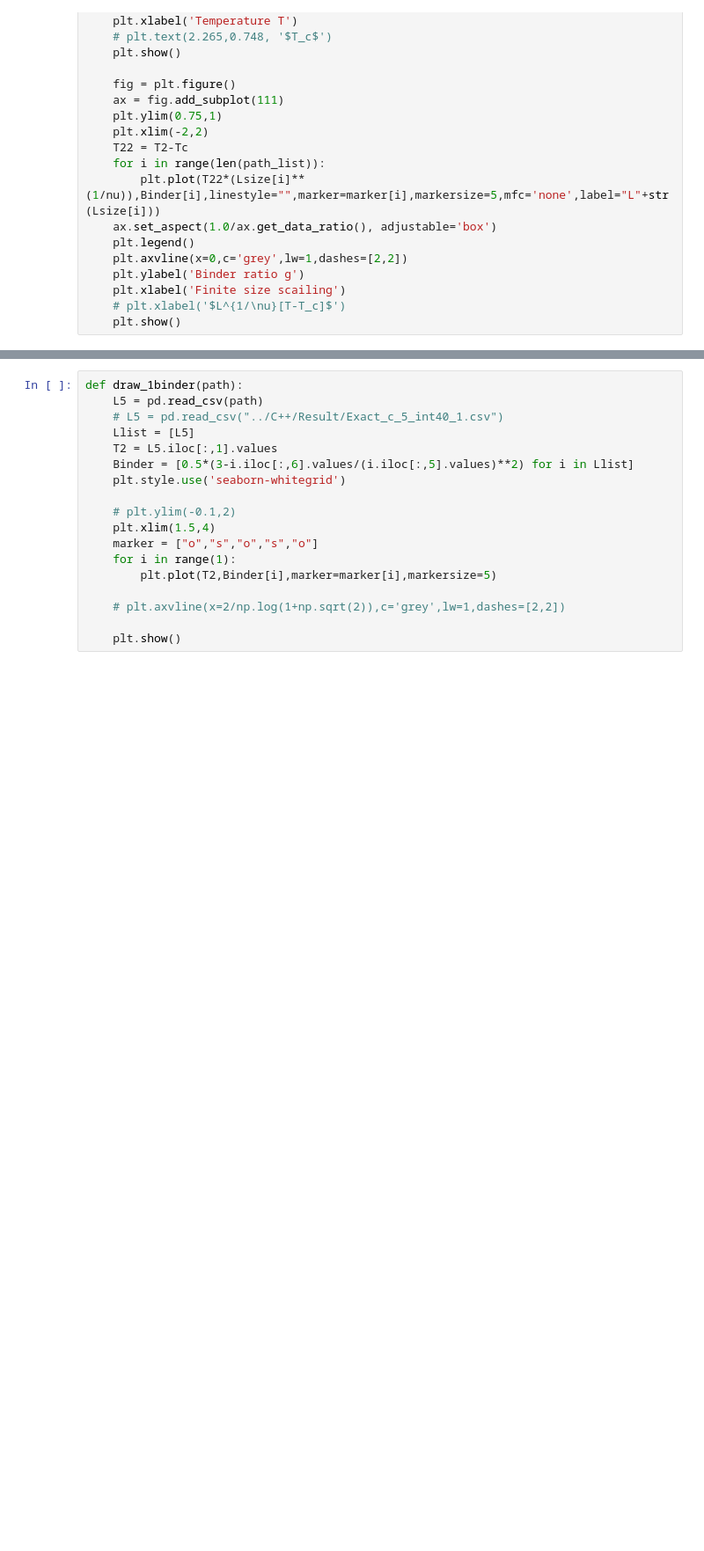
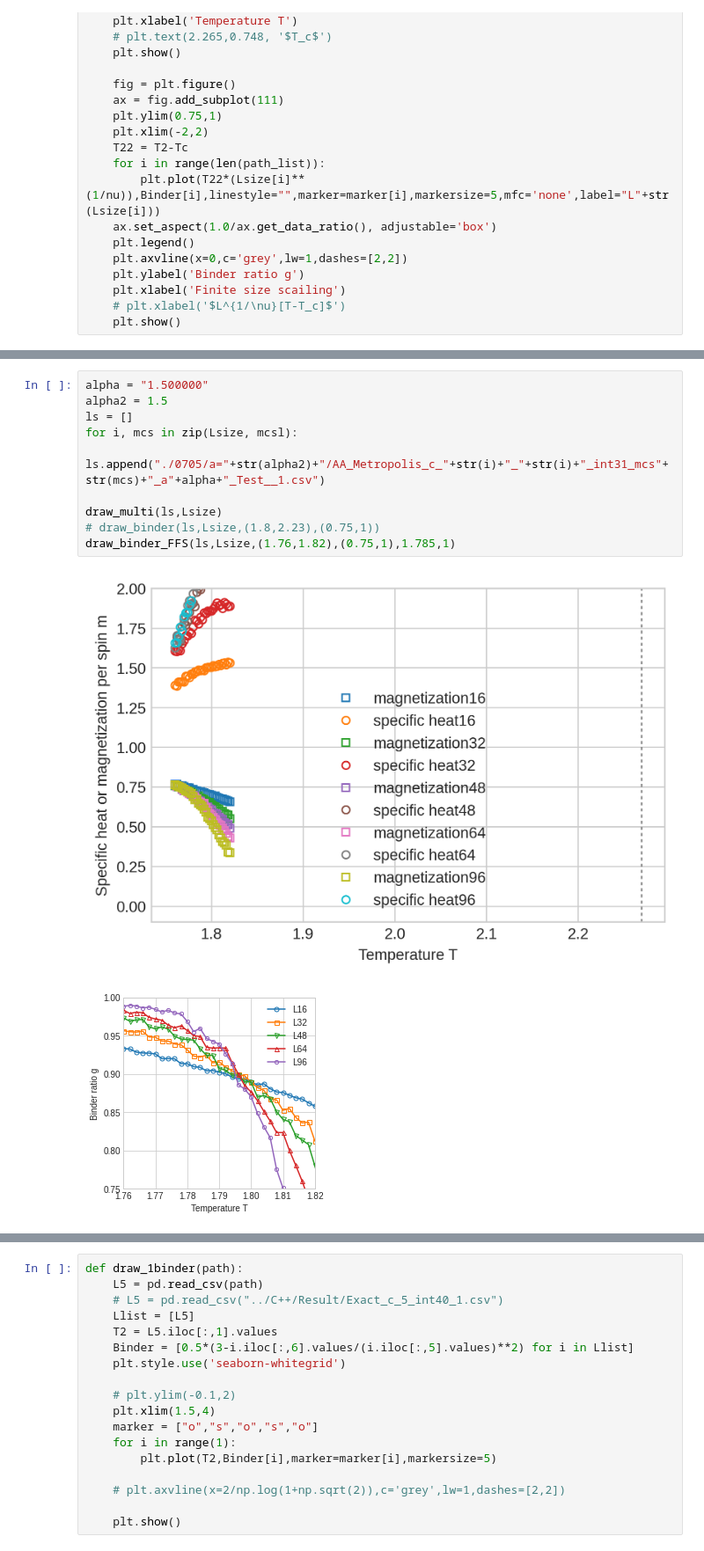
Before and after one commit to seongsukim-ml/2022_CMBP, a Jupyter notebook: MonteCarlo/Project1/Anti_Anisotropy/AA_Metropolis/Result/Data_Plotting_2.ipynb, the cells around one changed output, grey strips where cells are left out. Shown at 88% size. Cells and saved outputs as stored; diff of their text form; blank space fills up the shorter version.

```diff
--- a/MonteCarlo/Project1/Anti_Anisotropy/AA_Metropolis/Result/Data_Plotting_2.ipynb
+++ b/MonteCarlo/Project1/Anti_Anisotropy/AA_Metropolis/Result/Data_Plotting_2.ipynb
@@ -166,0 +245,13 @@ FileNotFoundError: File b'./0705/a=1/AA_Metropolis_c_16_16_int51_mcs2000000_a1.0
+# %%
+alpha = "1.500000"
+alpha2 = 1.5
+ls = []
+for i, mcs in zip(Lsize, mcsl):
+    ls.append("./0705/a="+str(alpha2)+"/AA_Metropolis_c_"+str(i)+"_"+str(i)+"_int31_mcs"+str(mcs)+"_a"+alpha+"_Test__1.csv")
+
+draw_multi(ls,Lsize)
+# draw_binder(ls,Lsize,(1.8,2.23),(0.75,1))
+draw_binder_FFS(ls,Lsize,(1.76,1.82),(0.75,1),1.785,1)
+# %% [output]
+[figure, added]
+[figure, added]
```
Also changed, not shown: parts of 19 cells of this notebook, 55 other files.
